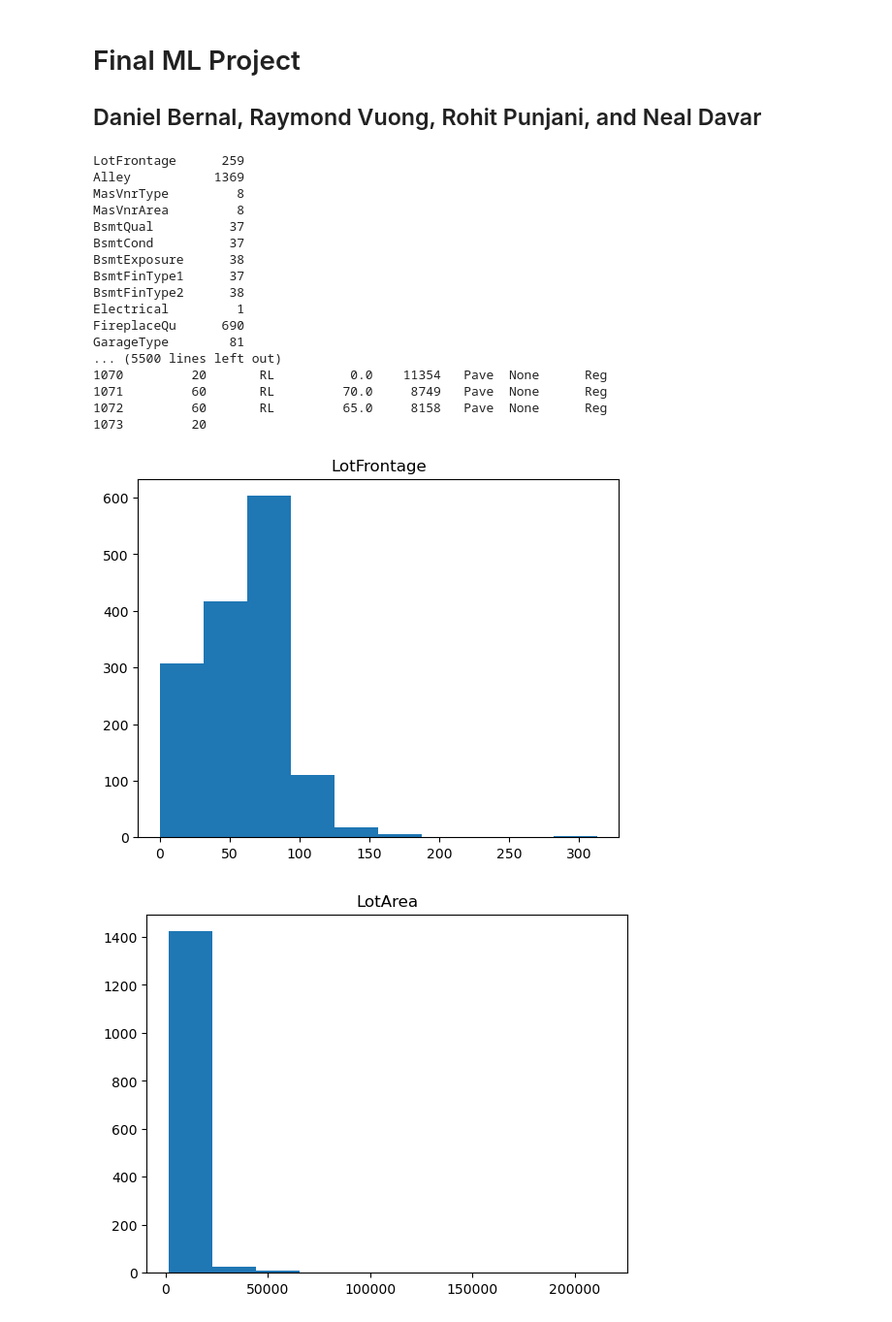
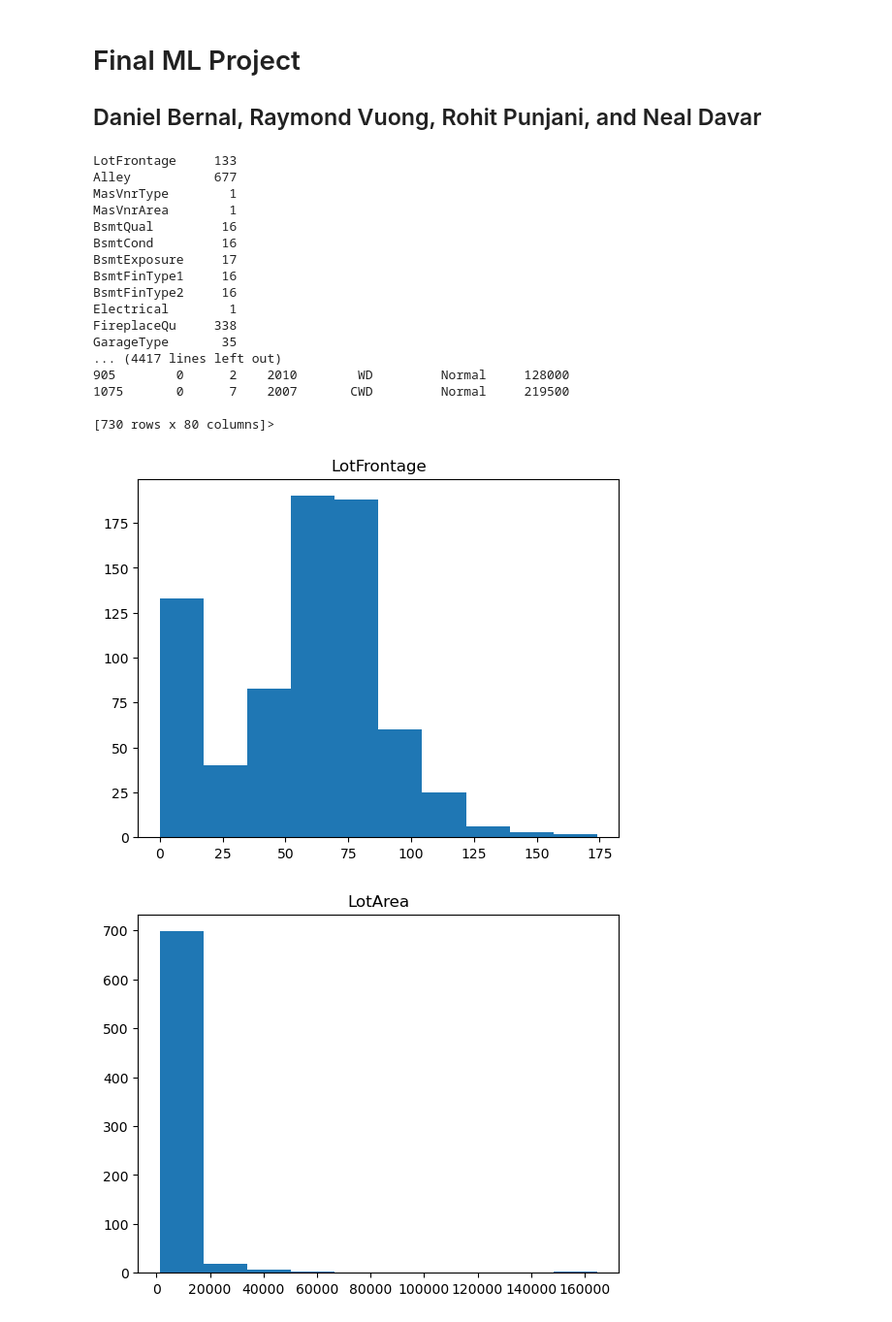
Before and after one commit to nxdavar/FinalMLProject, a Jupyter notebook: FinalProject.ipynb, the cells around one changed output. Shown at 97% size. Cells and saved outputs as stored; diff of their text form; code cells hidden in the pictures.

Commit message:
split test and ttrain differently

```diff
--- a/FinalProject.ipynb
+++ b/FinalProject.ipynb
@@ -323,58 +317,69 @@ def runLinReg(train_norm):
 
 
     print("Accuracy:", scores.mean()*100)
+# %%
+# run all models on data
+def run_models(dataset):
+    print("LINEAR REGRESSION: ")
+    runLinReg(dataset)
+    print("KNN REGRESSION: ")
+    do_KNN_regression(dataset)
+    print("ADABOOST REGRESSION: ")
+    do_adaBoost(dataset)
+    print("DECISION TREE REGRESSION: ")
+    do_decision_tree_regression(dataset)
 # %%
 
-training = pd.read_csv("train.csv")
-testing = pd.read_csv("housing_testing.csv")
-pd.options.display.max_rows = 10_000
-labels = training['SalePrice']
+# the kaggle dataset testing data does not have labels
+# so we split the train into train and test:
+all_data = pd.read_csv("train.csv")
+training, testing = train_test_split(all_data, test_size=0.50)
+training_labels = training['SalePrice']
 
 
 # 1. Clean Data
 training = clean_data(training, True)
 testing = clean_data(testing, False)
+
+
 
 #2. Explore Data
 explore_data(training)
 
 #  one hot encode and do an inner join to make sure we have the same shape in test and train
 ohe_train = one_hot_encode(training)
 ohe_test = one_hot_encode(testing)
 final_train, final_test = ohe_train.align(ohe_test, join='inner', axis=1)
 
 
 # 3. Normalization
 train_norm, test_norm = normalize_data(final_train, final_test)
 
-train_norm['SalePrice'] = labels
+# outlier detection:
+run_isolation_forest(train_norm)
 
+# 4. Feature Engineering:
+
+train_norm['SalePrice'] = training_labels
 # 4. Run Models
-print("Linear Regression")
-runLinReg(train_norm)
-print("KNN Regression")
-do_KNN_regression(train_norm)
-print("ADABOOST REGRESSION")
-do_adaBoost(train_norm)
-print("DECISION TREE REGRESSION")
-do_decision_tree_regression(train_norm)
+run_models(train_norm)
 # %% [output]
-LotFrontage      259
-Alley           1369
-MasVnrType         8
-MasVnrArea         8
-BsmtQual          37
-BsmtCond          37
-BsmtExposure      38
-BsmtFinType1      37
-BsmtFinType2      38
-Electrical         1
-FireplaceQu      690
-GarageType        81
-... (5500 lines left out)
-1070         20       RL          0.0    11354   Pave  None      Reg
-1071         60       RL         70.0     8749   Pave  None      Reg
-1072         60       RL         65.0     8158   Pave  None      Reg
-1073         20
+LotFrontage     133
+Alley           677
+MasVnrType        1
+MasVnrArea        1
+BsmtQual         16
+BsmtCond         16
+BsmtExposure     17
+BsmtFinType1     16
+BsmtFinType2     16
+Electrical        1
+FireplaceQu     338
+GarageType       35
+... (4417 lines left out)
+905        0      2    2010        WD         Normal     128000
+1075       0      7    2007       CWD         Normal     219500
+
+[730 rows x 80 columns]>
-[figure, old version]
+[figure, new version]
-[figure, old version]
+[figure, new version]
```
Also changed, not shown: parts of 4 cells of this notebook.
